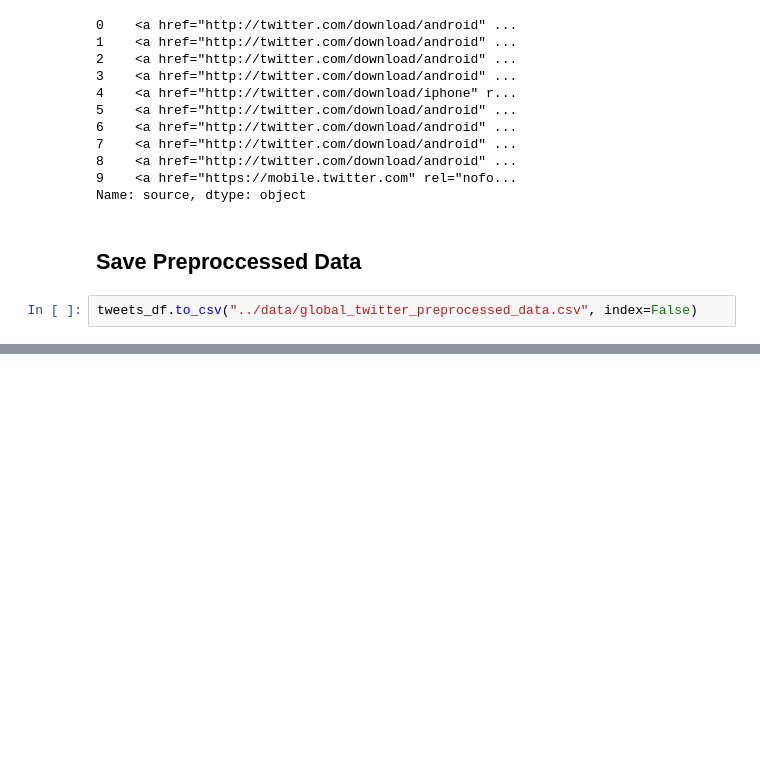
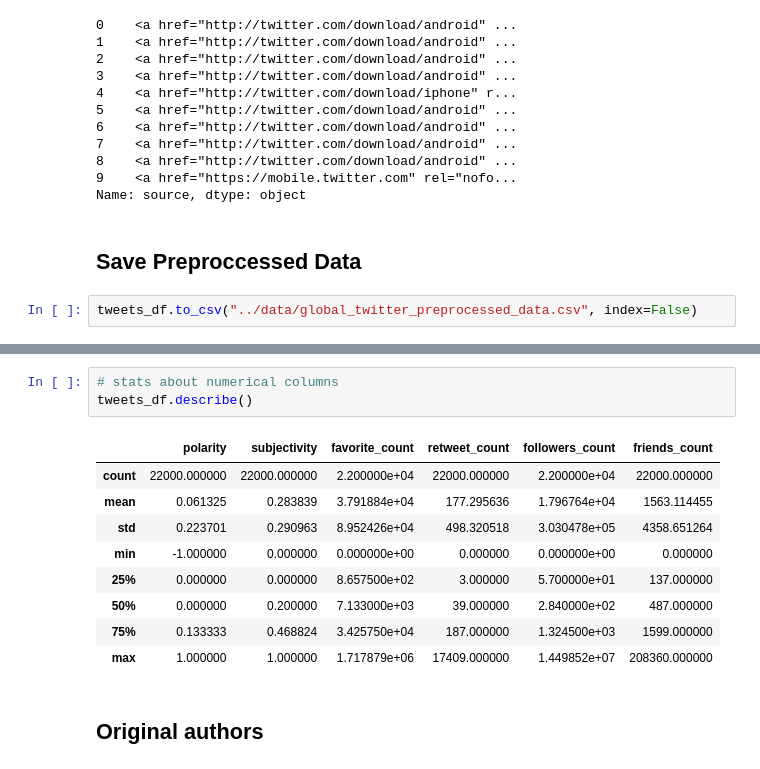
Before and after one commit to zelalemshiferaw/Twitter-Data-Analysis, a Jupyter notebook: Notebooks/data_preprocessing_and_data_exploration.ipynb, the cells around one changed output, grey strips where cells are left out. Saved outputs shown, nothing was run; the diff lists cells and outputs as text; blank space fills up the shorter version.

```diff
--- a/Notebooks/data_preprocessing_and_data_exploration.ipynb
+++ b/Notebooks/data_preprocessing_and_data_exploration.ipynb
@@ -184,0 +263,15 @@ tweets_df.to_csv("../data/global_twitter_preprocessed_data.csv", index=False)
+# %%
+# stats about numerical columns
+tweets_df.describe()
+# %% [output]
+|  | polarity | subjectivity | favorite_count | retweet_count | followers_count | friends_count |
+| count | 22000.000000 | 22000.000000 | 2.200000e+04 | 22000.000000 | 2.200000e+04 | 22000.000000 |
+| mean | 0.061325 | 0.283839 | 3.791884e+04 | 177.295636 | 1.796764e+04 | 1563.114455 |
+| std | 0.223701 | 0.290963 | 8.952426e+04 | 498.320518 | 3.030478e+05 | 4358.651264 |
+| min | -1.000000 | 0.000000 | 0.000000e+00 | 0.000000 | 0.000000e+00 | 0.000000 |
+| 25% | 0.000000 | 0.000000 | 8.657500e+02 | 3.000000 | 5.700000e+01 | 137.000000 |
+| 50% | 0.000000 | 0.200000 | 7.133000e+03 | 39.000000 | 2.840000e+02 | 487.000000 |
+| 75% | 0.133333 | 0.468824 | 3.425750e+04 | 187.000000 | 1.324500e+03 | 1599.000000 |
+| max | 1.000000 | 1.000000 | 1.717879e+06 | 17409.000000 | 1.449852e+07 | 208360.000000 |
+# %% [markdown]
+## Original authors
```
Also changed, not shown: parts of 18 cells of this notebook.
